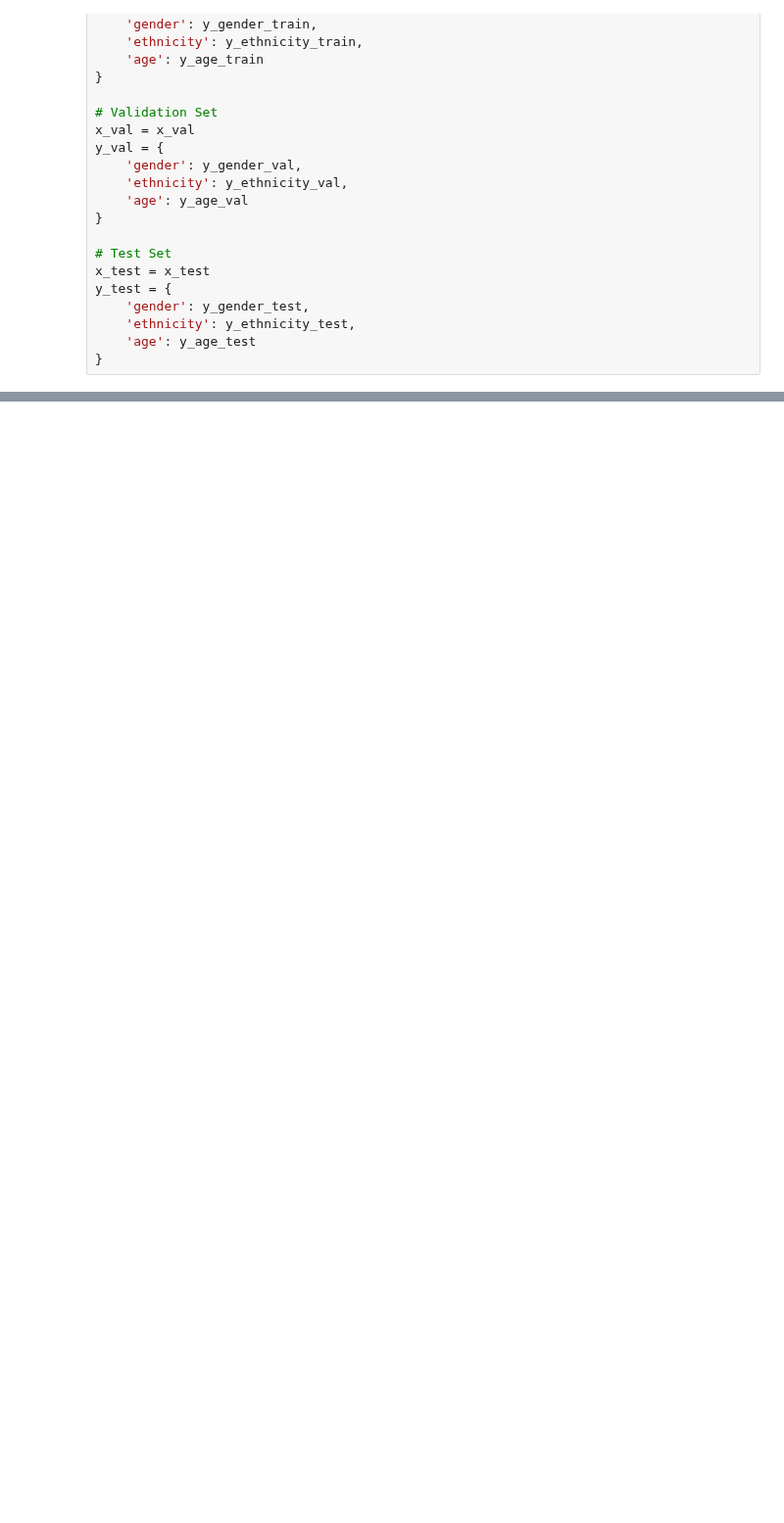
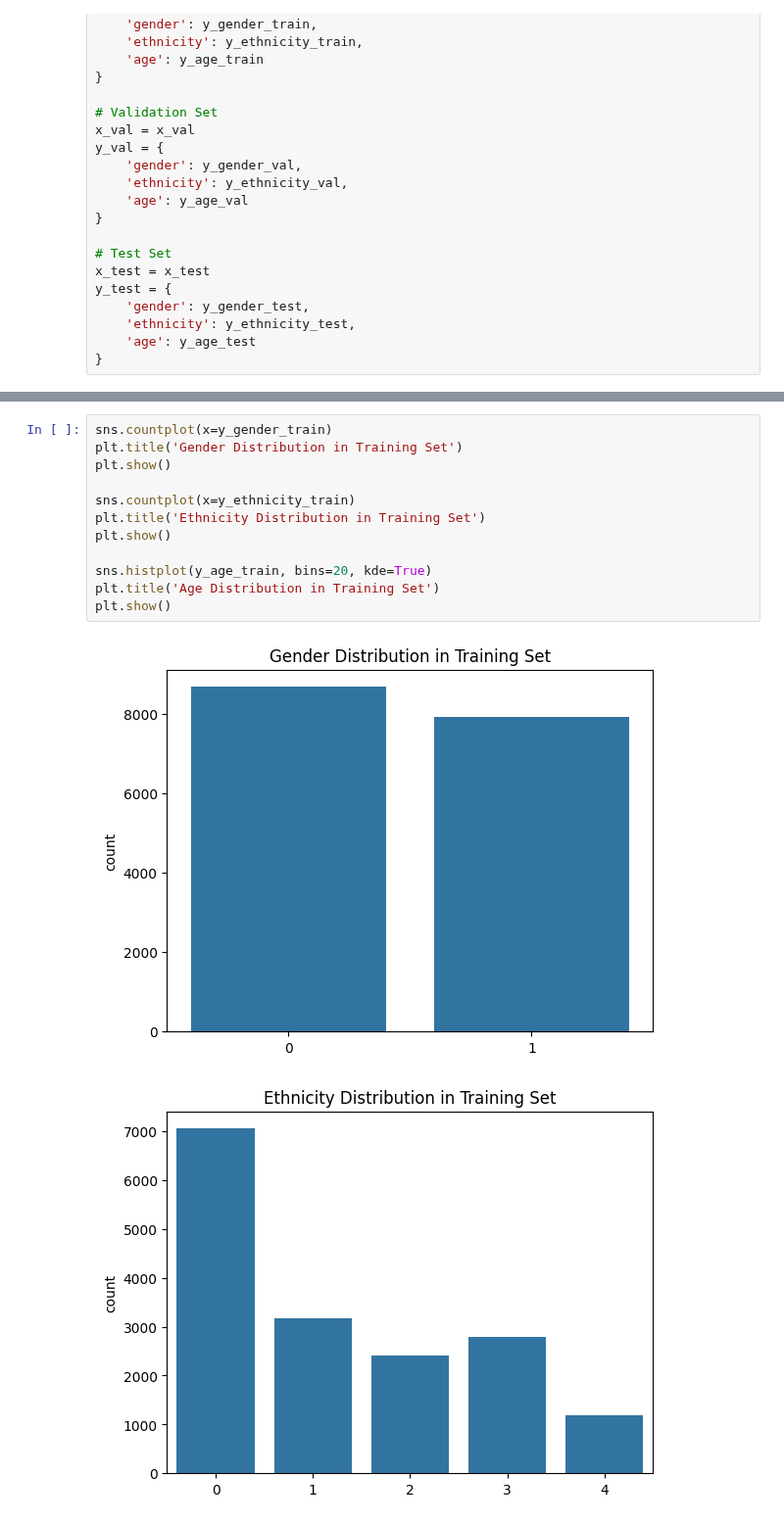
Before and after one commit to jovanovic-djo/person-attribute-classification, a Jupyter notebook: notebooks/combined-model-development.ipynb, the cells around one changed output, grey strips where cells are left out. Shown at 98% size. Drawn from its saved outputs; the diff is of its cells as text; blank space fills up the shorter version.

```diff
--- a/notebooks/combined-model-development.ipynb
+++ b/notebooks/combined-model-development.ipynb
@@ -78,0 +117,15 @@ y_test = {
+# %%
+sns.countplot(x=y_gender_train)
+plt.title('Gender Distribution in Training Set')
+plt.show()
+
+sns.countplot(x=y_ethnicity_train)
+plt.title('Ethnicity Distribution in Training Set')
+plt.show()
+
+sns.histplot(y_age_train, bins=20, kde=True)
+plt.title('Age Distribution in Training Set')
+plt.show()
+# %% [output]
+[figure, added]
+[figure, added]
```
Also changed, not shown: parts of 5 cells of this notebook.
